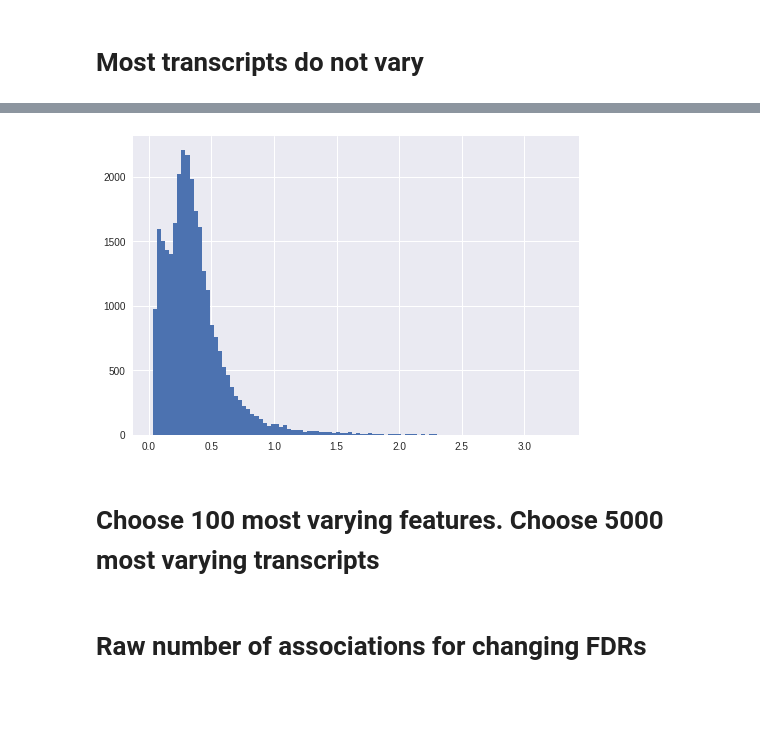
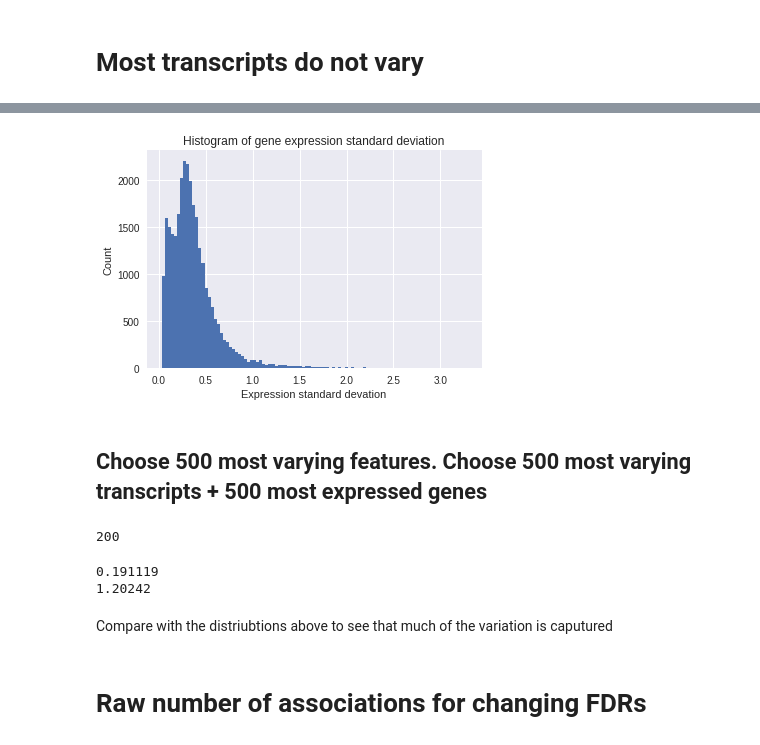
Before and after one commit to willgdjones/GTEx, a Jupyter notebook: notebooks/daily/17-05-11-number-of-signifiant-associations-across-different-patch-sizes.ipynb, the cells around one changed output, grey strips where cells are left out. Drawn from its saved outputs; the diff is of its cells as text; code cells hidden in the pictures; blank space fills up the shorter version.

```diff
--- a/notebooks/daily/17-05-11-number-of-signifiant-associations-across-different-patch-sizes.ipynb
+++ b/notebooks/daily/17-05-11-number-of-signifiant-associations-across-different-patch-sizes.ipynb
@@ -47,8 +59,11 @@ plt.show()
 # %%
 plt.hist(np.std(expression,axis=0),bins=100)
+plt.title("Histogram of gene expression standard deviation")
+plt.xlabel("Expression standard devation")
+plt.ylabel("Count")
 plt.show()
 # %% [output]
-[figure, old version]
+[figure, new version]
 # %% [markdown]
-# Choose 100 most varying features. Choose 5000 most varying transcripts
+## Choose 500 most varying features. Choose 500 most varying transcripts + 500 most expressed genes
 # %%
@@ -59,3 +72,15 @@ most_varying_feature_idx = np.argsort(np.std(concatenated_features,axis=0))[::-1
+# %%
+len(most_expressed_transcript_idx)
+# %% [output]
+200
+# %%
+print (min(np.std(expression,axis=0)[most_expressed_transcript_idx]))
+print (min(np.std(concatenated_features,axis=0)[most_varying_feature_idx]))
+# %% [output]
+0.191119
+1.20242
+# %% [markdown]
+Compare with the distriubtions above to see that much of the variation is caputured
 # %% [markdown]
 # Raw number of associations for changing FDRs
 # %% [markdown]
```
Also changed, not shown: parts of 14 cells of this notebook, 20 other files.
